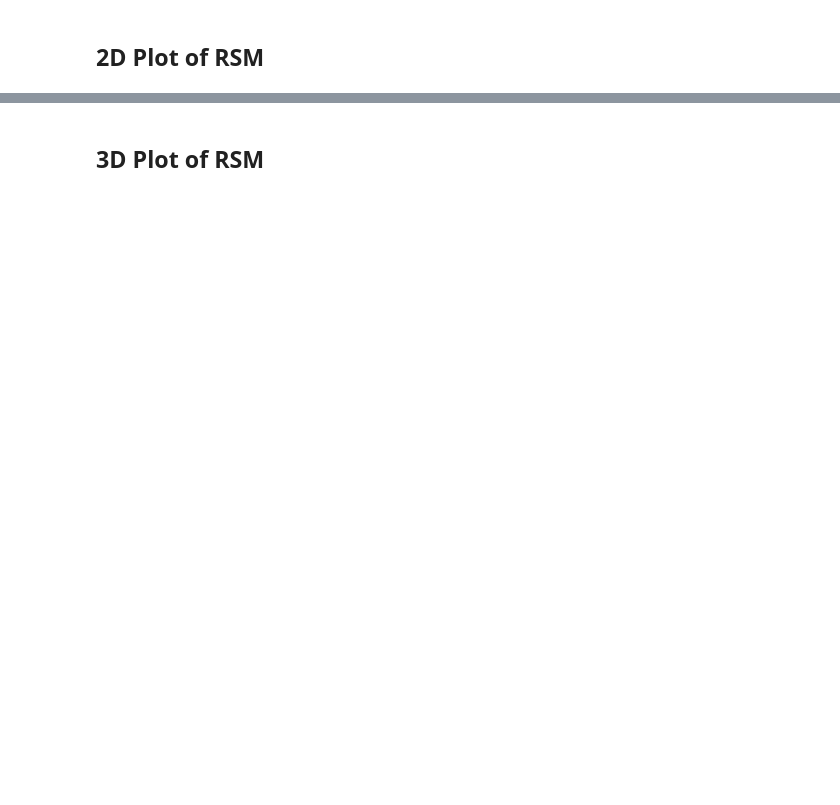
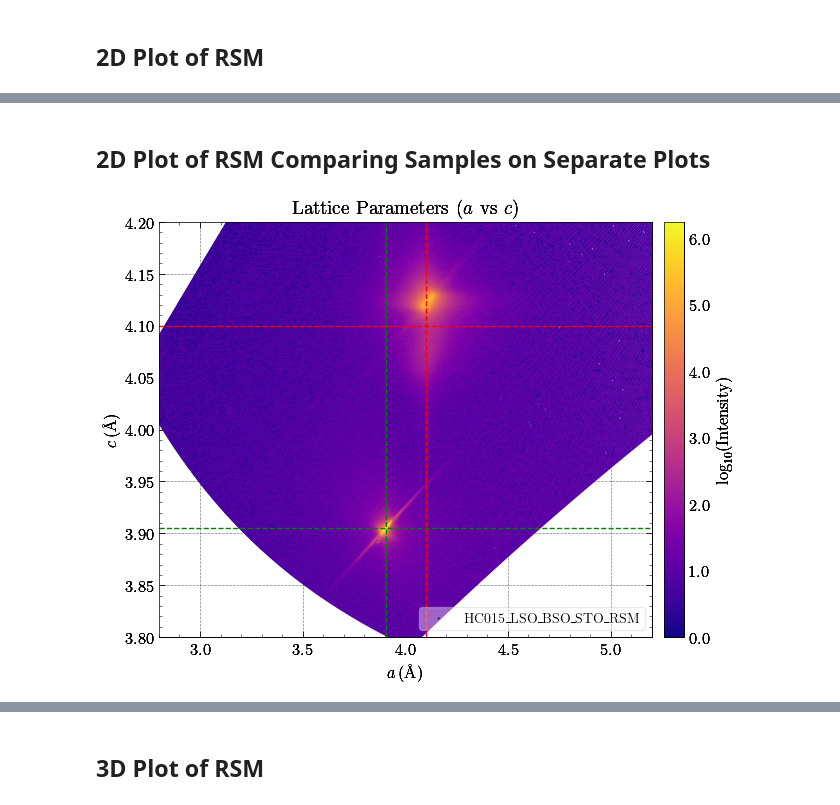
Before and after one commit to hc3413/Thin_Film_Analysis, a Jupyter notebook: XRD_Analysis.ipynb, the cells around one changed output, grey strips where cells are left out. Cells and saved outputs as stored; diff of their text form; code cells hidden in the pictures; blank space fills up the shorter version.

```diff
--- a/XRD_Analysis.ipynb
+++ b/XRD_Analysis.ipynb
@@ -55,0 +60,9 @@ fig1 = d_1.plot_2D(threshold_filt = 0, log_scale = True, plot_type = 'contour')
+# %% [markdown]
+## 2D Plot of RSM Comparing Samples on Separate Plots
+# %%
+#def plot_2D_comparison(dat: tuple = None, threshold_filt: float = 0, log_scale: bool = True, x_lim = None, y_lim = None, plot_type: str = 'scatter', ax_unit: str = 'reciprocal'):
+
+sep_data_in = [d_1, d_2, d_2,d_2] # Note that the function takes the first item
+fig2 = plot_2D_sep(sep_data_in, threshold_filt = 0, log_scale = True, plot_type = 'scatter', ax_unit='lattice',x_lim = [2.8, 5.2], y_lim = [3.8, 4.2])
+# %% [output]
+[figure, added]
```
Also changed, not shown: parts of 7 cells of this notebook, 3 other files.
